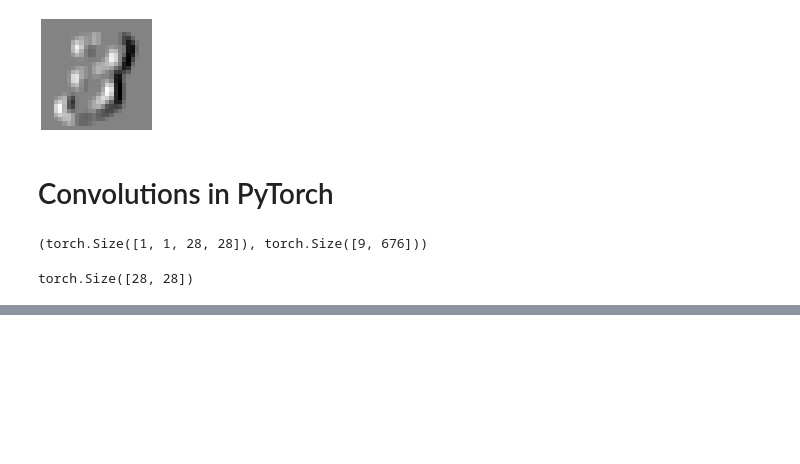
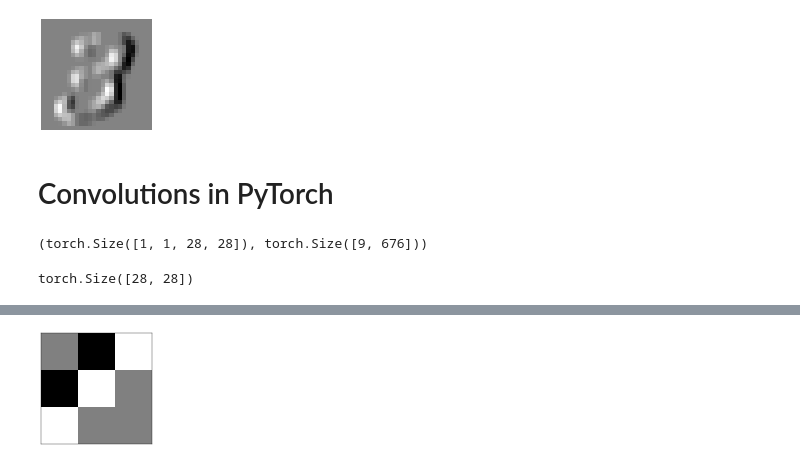
Before and after one commit to mzohaibnasir/NeuralNotes, a Jupyter notebook: 06_convolutions_deepDiveIntoBasics.ipynb, the cells around one changed output, grey strips where cells are left out. Drawn from its saved outputs; the diff is of its cells as text; code cells hidden in the pictures; blank space fills up the shorter version.

```diff
--- a/06_convolutions_deepDiveIntoBasics.ipynb
+++ b/06_convolutions_deepDiveIntoBasics.ipynb
@@ -215,0 +250,8 @@ torch.Size([1, 9, 676])
+# %%
+diag1_edge = tensor([[ 0,-1, 1],
+                     [-1, 1, 0],
+                     [ 1, 0, 0]]).float()
+# %%
+show_image(diag1_edge, noframe=False);
+# %% [output]
+[figure, added]
```
Also changed, not shown: parts of 17 cells of this notebook.
